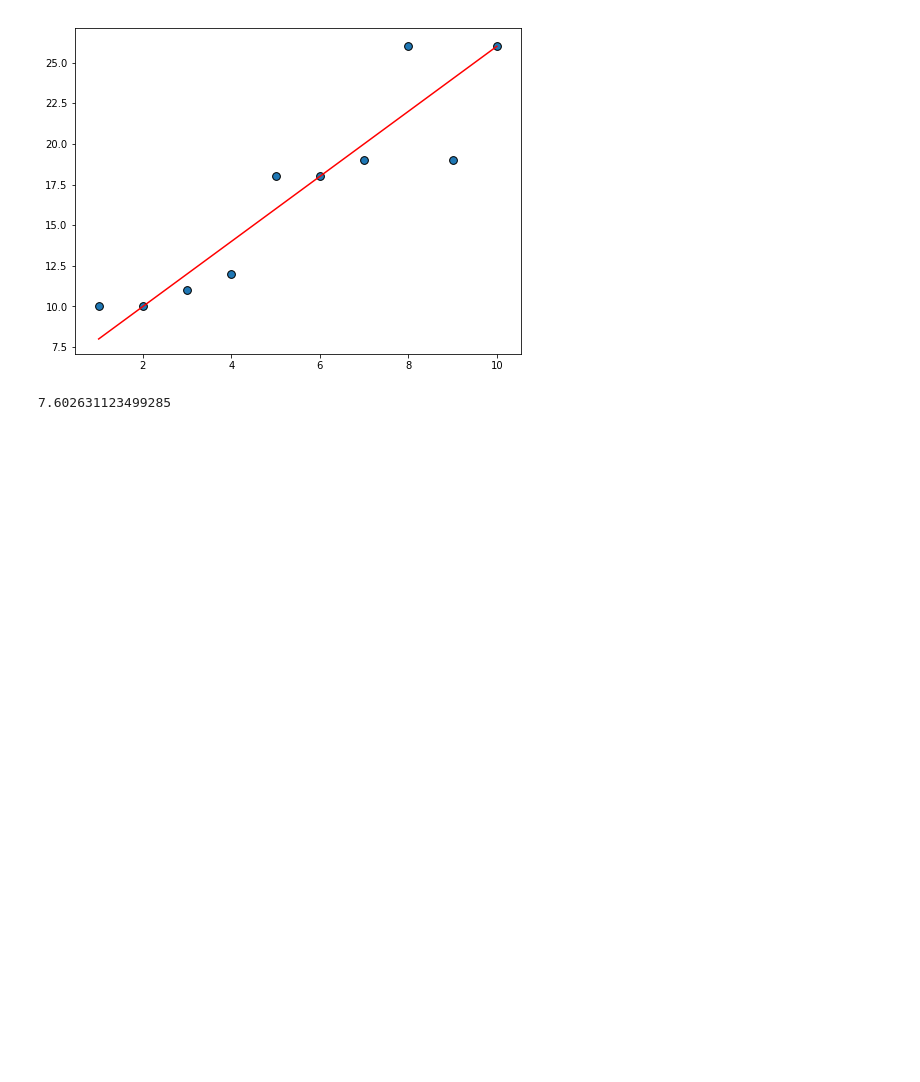
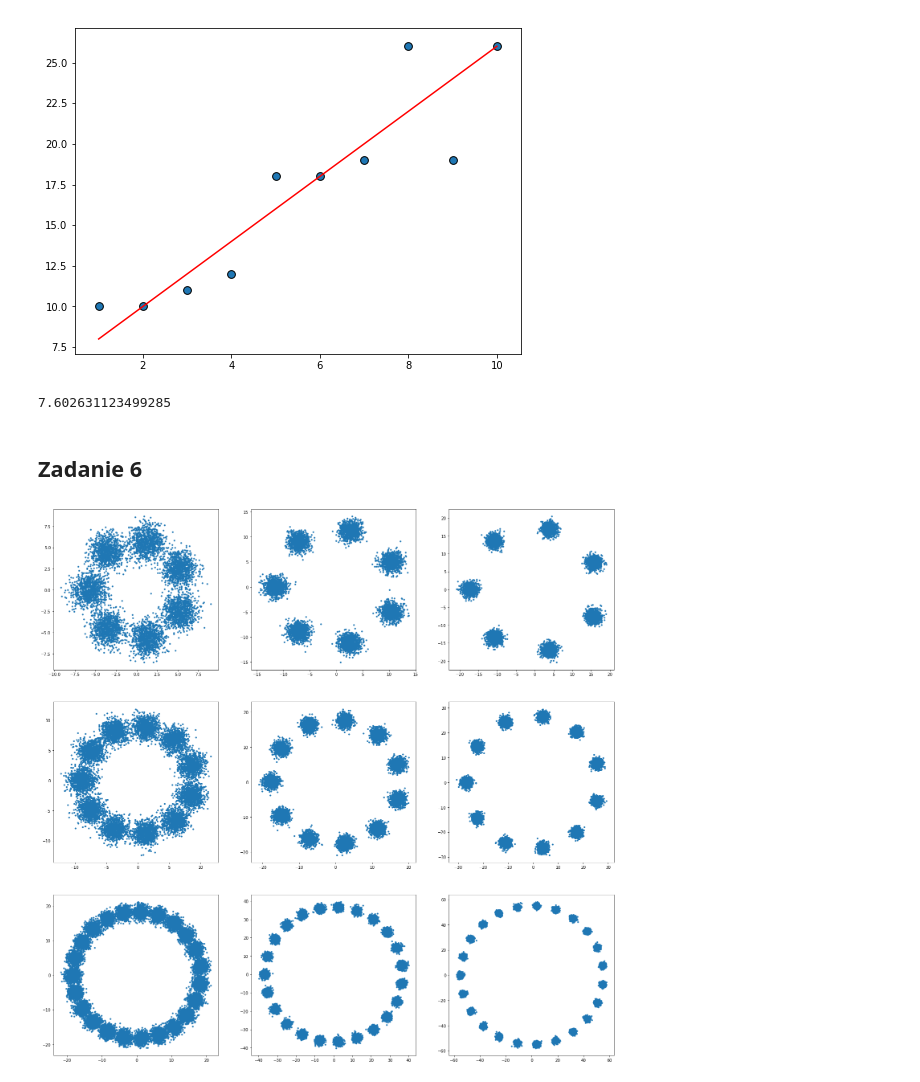
Before and after one commit to iloscnd/data-mining, a Jupyter notebook: lista1/List1.ipynb, the cells around one changed output. Saved outputs shown, nothing was run; the diff lists cells and outputs as text; code cells hidden in the pictures; blank space fills up the shorter version.

```diff
--- a/lista1/List1.ipynb
+++ b/lista1/List1.ipynb
@@ -240,3 +240,28 @@ print(sum(dists))
 8.497058314499203
 [figure]
 7.602631123499285
+# %% [markdown]
+## Zadanie 6
+# %%
+def points_generator(N, d, points=1000):
+    a = np.arange(N)
+    b = np.arange(N)
+
+    r = d/np.sqrt(2*(1-np.cos(2*np.pi/N)))
+
+    a = r * np.cos(2*np.pi*a/N + np.pi/N)
+    b = r * np.sin(2*np.pi*b/N + np.pi/N)
+
+    x = np.random.normal(a, 1, (points,N))
+    y = np.random.normal(b, 1, (points,N))
+    return x.T.ravel(), y.T.ravel(), a, b
+
+
+fig, axes = plt.subplots(3,3)
+fig.set_size_inches(25,25)
+for i, K in enumerate([7,11,23]):
+    for j, d in enumerate([5,10,15]):
+        a, b, _, _ = points_generator(K,d)
+        axes[i,j].scatter(a,b, s=10)
+# %% [output]
+[figure, added]
```
Also changed, not shown: parts of 2 cells of this notebook.
